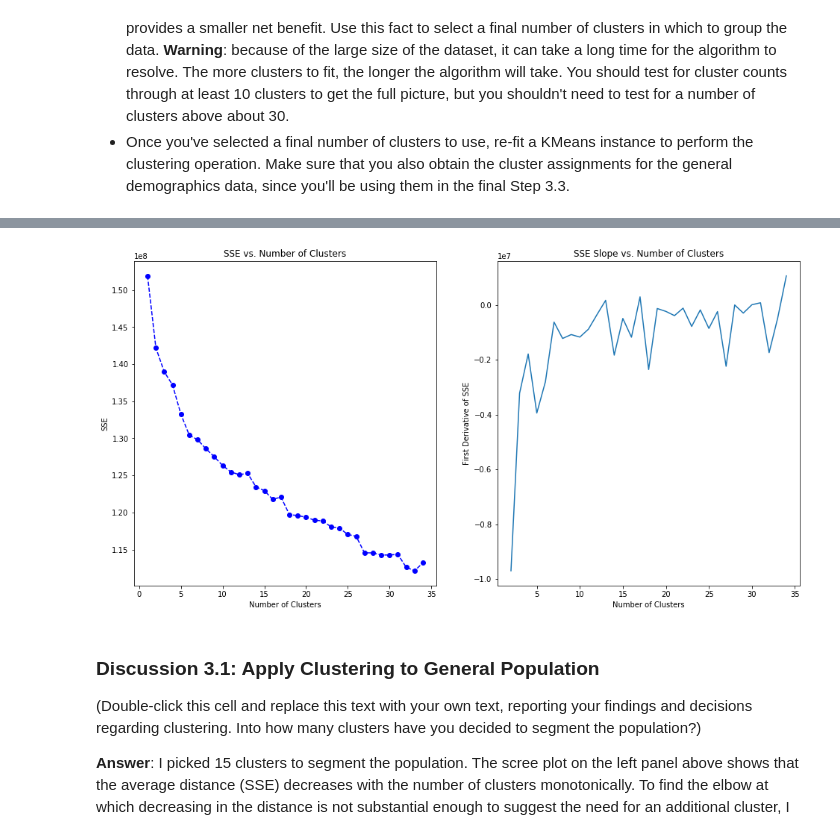
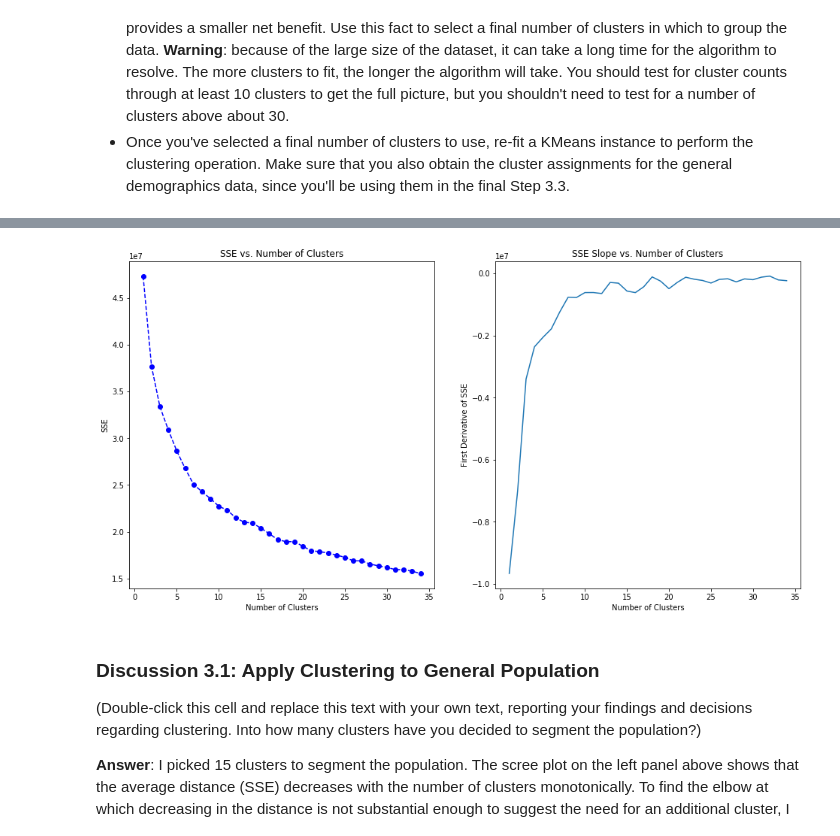
Before and after one commit to Zhitaow/Identify_Customer_Segments, a Jupyter notebook: Identify_Customer_Segments.ipynb, the cells around one changed output, grey strips where cells are left out. Drawn from its saved outputs; the diff is of its cells as text; code cells hidden in the pictures.

```diff
--- a/Identify_Customer_Segments.ipynb
+++ b/Identify_Customer_Segments.ipynb
@@ -853,13 +967,28 @@ def clean_data(df, col_thres = 30, row_thres = 30):
     data['WEALTH'] = data['CAMEO_INTL_2015'].astype(float).apply(lambda x: np.floor(x / 10))
     data['LIFE_STAGE'] = data['CAMEO_INTL_2015'].astype(float).apply(lambda x: (x % 10))
 
+    # Investigate "WOHNLAGE" and engineer two new variables.
+    data['NEIGHBORHOOD'] = data['WOHNLAGE'].astype(float).apply(lambda x: feature_neighborhood(x))
+    data['RURAL_FLAG'] = data['WOHNLAGE'].astype(float).apply(lambda x: feature_rural(x))
+    impute_na(data, 'NEIGHBORHOOD')
+    impute_na(data, 'RURAL_FLAG')
+
+    # Investigate "PLZ8_BAUMAX" and engineer two new variables.
+    data['PLZ8_HOMES'] = data['PLZ8_BAUMAX'].astype(float).apply(lambda x: feature_homes(x))
+    data['PLZ8_BUSINESS'] = data['PLZ8_BAUMAX'].astype(float).apply(lambda x: feature_business(x))
+    impute_na(data, 'PLZ8_HOMES')
+    impute_na(data, 'PLZ8_BUSINESS')
+
     # Drop the four original features
-    data.drop(['PRAEGENDE_JUGENDJAHRE', 'CAMEO_INTL_2015', 'LP_LEBENSPHASE_FEIN', 'LP_LEBENSPHASE_GROB'], axis = 1, inplace = True)
+    data.drop(['PRAEGENDE_JUGENDJAHRE', 'CAMEO_INTL_2015', 'WOHNLAGE', 'PLZ8_BAUMAX', 'LP_LEBENSPHASE_FEIN', 'LP_LEBENSPHASE_GROB'], axis = 1, inplace = True)
     print("\n The new dataset dimension after Step 5 is: {}".format(data.shape))
     data.reset_index(drop=True, inplace = True)
-    return data
+
+    # perform sanity check
+    sanity_check(data)
 
     # Return the cleaned dataframe.
+    return data
 # %%
 # Load in the general demographics data.
 azdias = pd.read_csv('Udacity_AZDIAS_Subset.csv', delimiter = ';')
@@ -942,5 +1071,5 @@ Cut point of 95% explained variance is at the 121-th component
 # %%
 # Re-apply PCA to the data while selecting for number of components to retain.
-n_components = 120
+n_components = 10
 pca = PCA(n_components = n_components)
 azdias_scaled_pca = pca.fit_transform(azdias_scaled)
@@ -1064,6 +1199,12 @@ You've assessed and cleaned the demographics data, then scaled and transformed t
 # Over a number of different cluster counts...
 # define helper function to train kmean model
 def train_kmean(data, clusters, use_batch = True, batch_portion = 0.2, print_every = 5):
+    '''
+        clusters: the number of clusters used to fit the data
+        use_batch: if true, will use mini-batch kmean
+        batch_portion: the portion of batch size
+        return: list of number of kmean clusters, and the corresponding scores
+    '''
     centers = []
     scores = []
     batch_size = int(data.shape[0]*batch_portion)
@@ -1102,26 +1243,22 @@ The score for 31 clusters is 114360759.71086891
 # %%
 # Investigate the change in within-cluster distance across number of clusters.
 # HINT: Use matplotlib's plot function to visualize this relationship.
 def plot_kmean_score(centers, scores):
-    diff = []
-    for i in np.arange(1, len(scores)):
-        diff.append(scores[i] - scores[i-1])
-
     fig = plt.figure(figsize = (16, 8))
     ax1 = fig.add_subplot(1, 2, 1)
     plt.plot(centers, scores, linestyle='--', marker='o', color='b')
     plt.xlabel('Number of Clusters')
     plt.ylabel('SSE')
     plt.title('SSE vs. Number of Clusters')
     ax2 = fig.add_subplot(1, 2, 2)
-    plt.plot(centers[1:], diff)
+    plt.plot(centers, np.gradient(scores))
     plt.xlabel('Number of Clusters')
     plt.ylabel('First Derivative of SSE')
     plt.title('SSE Slope vs. Number of Clusters')
 
 plot_kmean_score(centers, scores)
 # %% [output]
-[figure, old version]
+[figure, new version]
 # %%
 n_clusters = 15
 km = KMeans(n_clusters = n_clusters)
```
Also changed, not shown: parts of 23 cells of this notebook, 1 other file.
